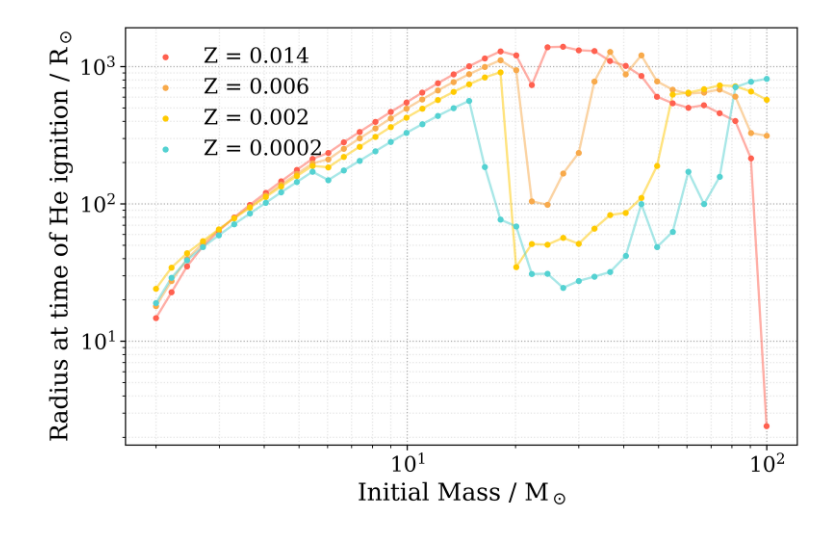
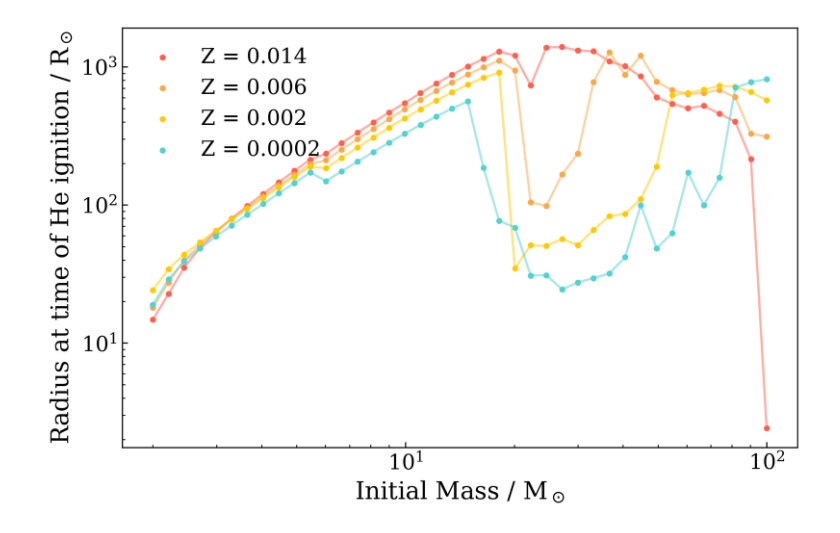
Before and after one commit to berylha/stripped-star-distribution, a Jupyter notebook: figures/R_at_He_ignition.ipynb, the cells around one changed output. Drawn from its saved outputs; the diff is of its cells as text; code cells hidden in the pictures.

```diff
--- a/figures/R_at_He_ignition.ipynb
+++ b/figures/R_at_He_ignition.ipynb
@@ -2,13 +2,9 @@
 import numpy as np
 import matplotlib.pyplot as plt
 import pandas as pd
-from matplotlib import rcParams
 from glob import glob
 
-# Set plot font to serif
-rcParams['font.family'] = 'serif'
-plt.rc('font', size=14)
-plt.rc('axes', labelsize=16)
+plt.style.use('stylesheet.mplstyle')
 
 # Set color variables to make colors easier later
 lightblue = '#54d2d2'
@@ -16,3 +12,19 @@ yellow = '#ffcb00'
 orange = '#f8aa4b'
 pink = '#ff6150'
 gray = '#a89cac'
+
+# define some dictionaries to make it easy to loop over metallicities
+cc = {'mw': pink,
+      'lmc': orange,
+      'smc': yellow,
+      'izw': lightblue}
+
+ldict = {'mw': 'Z = 0.014',
+         'lmc': 'Z = 0.006',
+         'smc': 'Z = 0.002',
+         'izw': 'Z = 0.0002'}
+
+folderdict = {'mw': '014',
+             'lmc': '006',
+             'smc': '002',
+             'izw': '0002'}
@@ -36,39 +31,39 @@ folderdict = {'mw': '014',
 # %%
-fig, ax = plt.subplots(1, 1, dpi=600, figsize=(8, 5))
+fig, ax = plt.subplots(1, 1, figsize=(8, 5))
 
 # plot each metallicity
 for l, env in enumerate(cc.keys()):
     # find the history file for each single star MESA model
     fnames = glob(f'../../data/model_grids/history_single_{folderdict[env]}/*/LOGS/history_mson.data')
 
     # define empty dictionaries to store mass and radius values
     mass = np.zeros(len(fnames))
     radius = np.zeros(len(fnames))
 
     for i, filename in enumerate(fnames):
         df = pd.read_csv(filename, sep=r'\s+', skiprows=5)
         # find the point in the history file where helium ignites in the core
         # when the fraction of H1 is below 1% and He4 first decreases below 97%
         mask = (df.center_h1 < 0.01) * (df.center_he4 < 0.97)
         # get the mass and radius values at that point
         mass[i] = np.round(df.star_mass[0], 2)
         radius[i] = 10**(np.array(df.log_R)[mask][0])
     # order mass and radius to plot
     mass, radius = zip(*sorted(zip(mass, radius)))
     ax.plot(mass, radius, c=cc[env], alpha=0.5)
     ax.scatter(mass, radius, c=cc[env], marker='.', zorder=100, label=ldict[env])
 
 ax.set_xscale('log')
 ax.set_yscale('log')
 
 ax.set_xlabel(r'Initial Mass / M$_\odot$')
 ax.set_ylabel(r'Radius at time of He ignition / R$_\odot$')
 
-ax.grid(which='major', ls=':')
-ax.grid(which='minor', ls=':', alpha=0.3)
+# ax.grid(which='major', ls=':')
+# ax.grid(which='minor', ls=':', alpha=0.3)
 
-plt.legend(frameon=False, loc='upper left')
+plt.legend(loc='upper left')
 
 plt.savefig('R_at_He_ignition.png', bbox_inches='tight')
 # %% [output]
-[figure, old version]
+[figure, new version]
```
Also changed, not shown: parts of 1 cell of this notebook, 12 other files.
